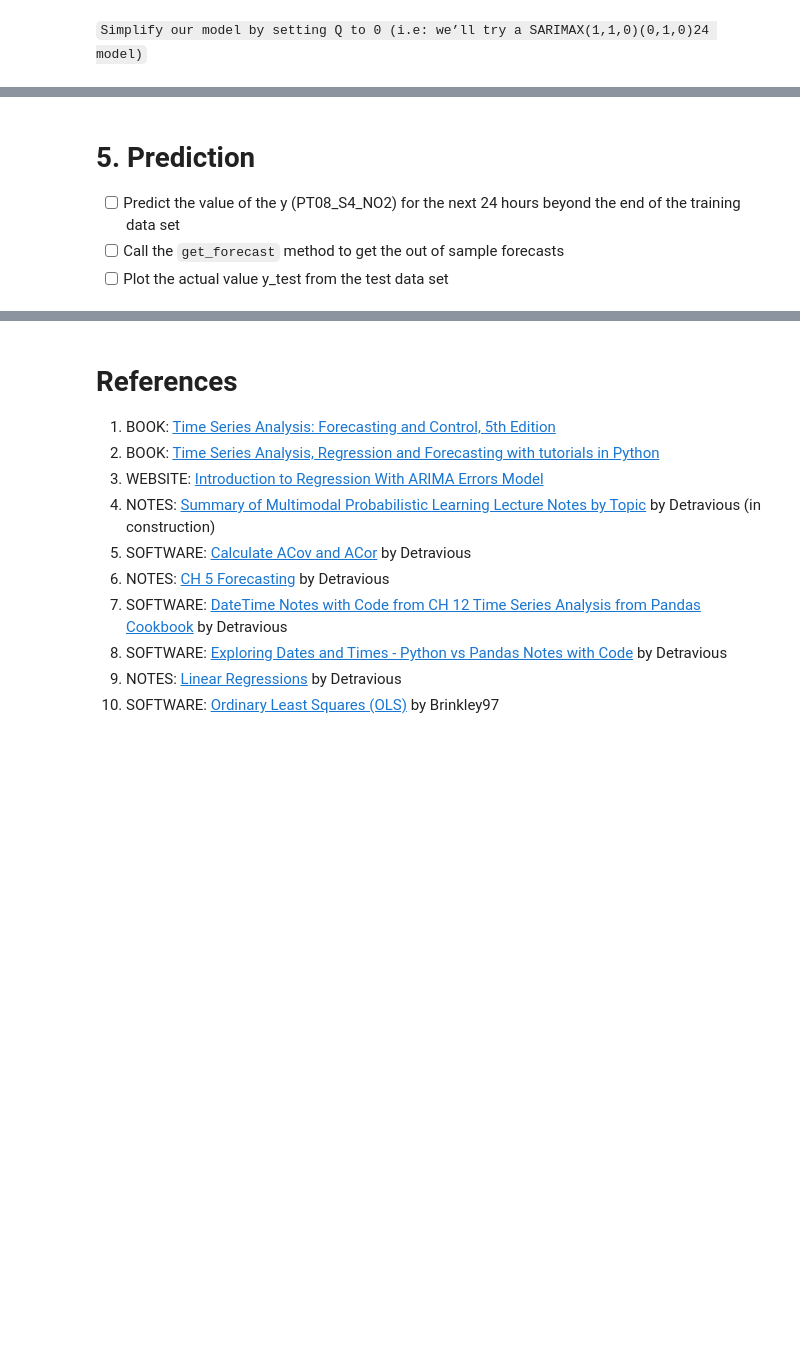
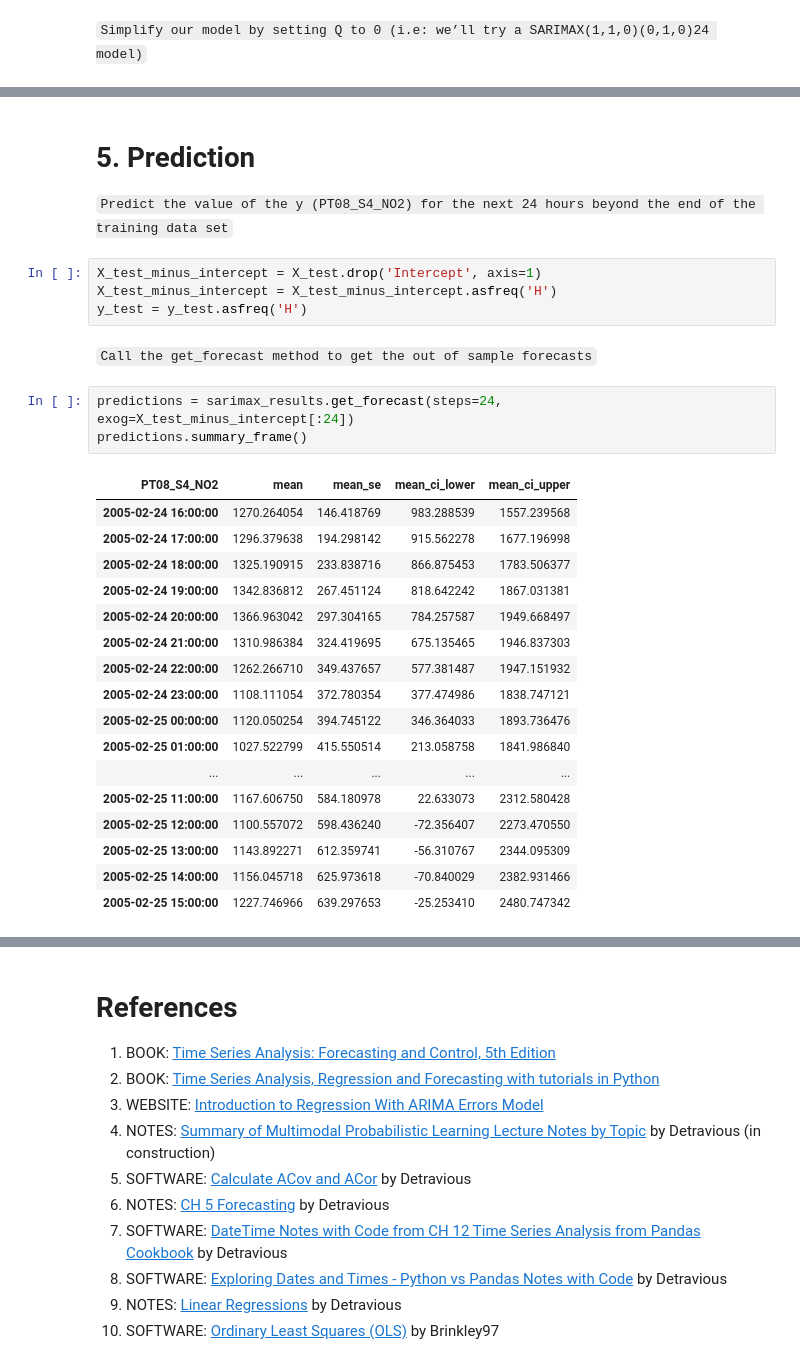
Before and after one commit to Brinkley97/book-forecasting_and_control, a Jupyter notebook: part_1/3-linear_stationary_models_and_4-linear_nonstationary_models/regressionWithSeasonalARIMA.ipynb, the cells around one changed output, grey strips where cells are left out. Saved outputs shown, nothing was run; the diff lists cells and outputs as text; blank space fills up the shorter version.

```diff
--- a/part_1/4-linear_nonstationary_models/regressionWithSeasonalARIMA.ipynb
+++ b/part_1/3-linear_stationary_models_and_4-linear_nonstationary_models/regressionWithSeasonalARIMA.ipynb
@@ -556,5 +580,31 @@ Warnings:
 # %% [markdown]
 # 5. Prediction
-- [ ] Predict the value of the y (PT08_S4_NO2) for the next 24 hours beyond the end of the training data set
-- [ ] Call the `get_forecast` method to get the out of sample forecasts
-- [ ] Plot the actual value y_test from the test data set
+
+`Predict the value of the y (PT08_S4_NO2) for the next 24 hours beyond the end of the training data set`
+# %%
+X_test_minus_intercept = X_test.drop('Intercept', axis=1)
+X_test_minus_intercept = X_test_minus_intercept.asfreq('H')
+y_test = y_test.asfreq('H')
+# %% [markdown]
+`Call the get_forecast method to get the out of sample forecasts`
+# %%
+predictions = sarimax_results.get_forecast(steps=24, exog=X_test_minus_intercept[:24])
+predictions.summary_frame()
+# %% [output]
+| PT08_S4_NO2 | mean | mean_se | mean_ci_lower | mean_ci_upper |
+| 2005-02-24 16:00:00 | 1270.264054 | 146.418769 | 983.288539 | 1557.239568 |
+| 2005-02-24 17:00:00 | 1296.379638 | 194.298142 | 915.562278 | 1677.196998 |
+| 2005-02-24 18:00:00 | 1325.190915 | 233.838716 | 866.875453 | 1783.506377 |
+| 2005-02-24 19:00:00 | 1342.836812 | 267.451124 | 818.642242 | 1867.031381 |
+| 2005-02-24 20:00:00 | 1366.963042 | 297.304165 | 784.257587 | 1949.668497 |
+| 2005-02-24 21:00:00 | 1310.986384 | 324.419695 | 675.135465 | 1946.837303 |
+| 2005-02-24 22:00:00 | 1262.266710 | 349.437657 | 577.381487 | 1947.151932 |
+| 2005-02-24 23:00:00 | 1108.111054 | 372.780354 | 377.474986 | 1838.747121 |
+| 2005-02-25 00:00:00 | 1120.050254 | 394.745122 | 346.364033 | 1893.736476 |
+| 2005-02-25 01:00:00 | 1027.522799 | 415.550514 | 213.058758 | 1841.986840 |
+| ... | ... | ... | ... | ... |
+| 2005-02-25 11:00:00 | 1167.606750 | 584.180978 | 22.633073 | 2312.580428 |
+| 2005-02-25 12:00:00 | 1100.557072 | 598.436240 | -72.356407 | 2273.470550 |
+| 2005-02-25 13:00:00 | 1143.892271 | 612.359741 | -56.310767 | 2344.095309 |
+| 2005-02-25 14:00:00 | 1156.045718 | 625.973618 | -70.840029 | 2382.931466 |
+| 2005-02-25 15:00:00 | 1227.746966 | 639.297653 | -25.253410 | 2480.747342 |
```
Also changed, not shown: parts of 5 cells of this notebook.
